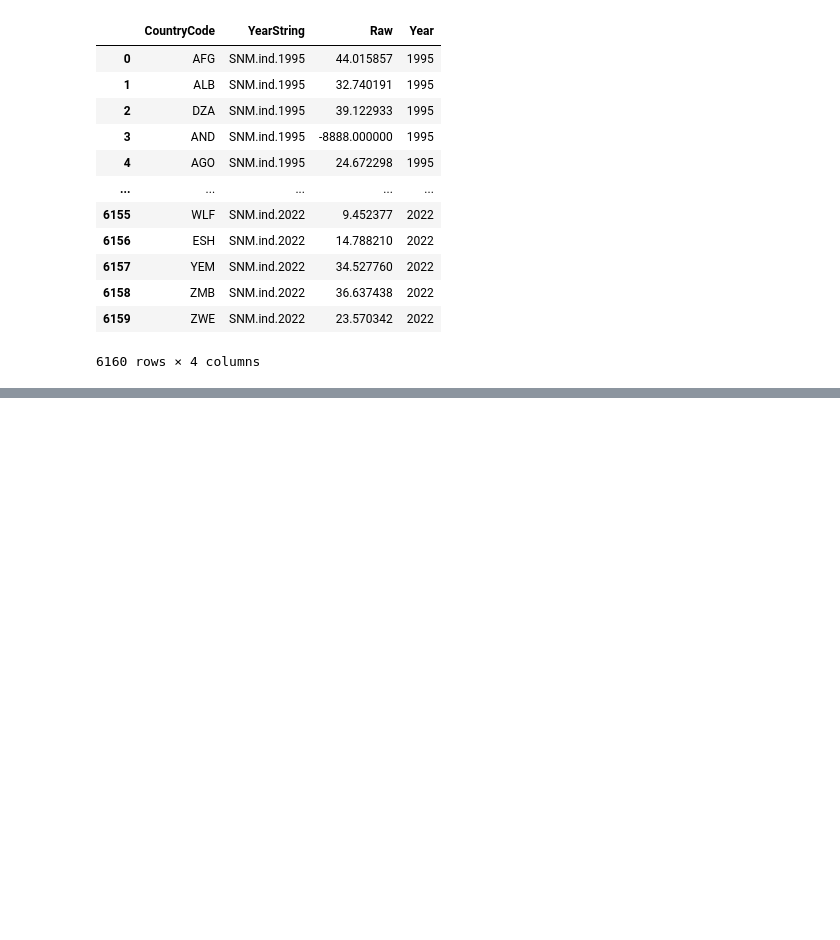
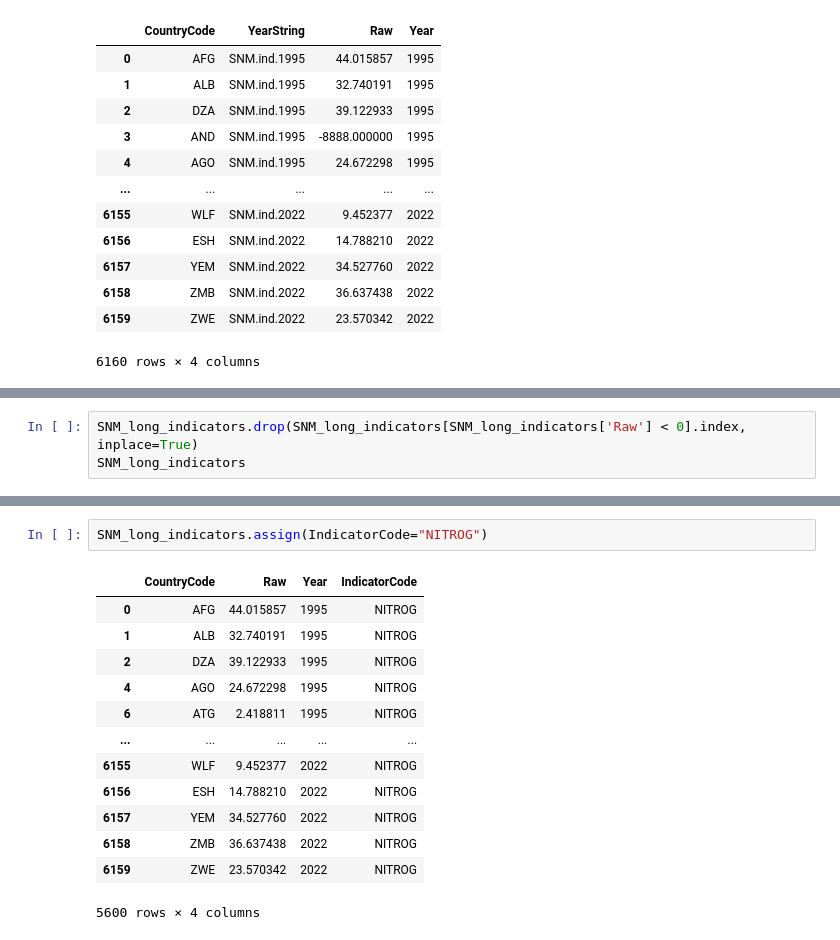
Before and after one commit to tjmisko/sspi-data-webapp, a Jupyter notebook: load_data/epi.ipynb, the cells around one changed output, grey strips where cells are left out. Cells and saved outputs as stored; diff of their text form; blank space fills up the shorter version.

```diff
--- a/load_data/epi.ipynb
+++ b/load_data/epi.ipynb
@@ -133,0 +146,3 @@ KeyError: "['YearString'] not found in axis"
+# %%
+SNM_long_indicators.drop(SNM_long_indicators[SNM_long_indicators['Raw'] < 0].index, inplace=True)
+SNM_long_indicators
@@ -133,0 +163,16 @@ KeyError: "['YearString'] not found in axis"
+# %%
+SNM_long_indicators.assign(IndicatorCode="NITROG")
+# %% [output]
+|  | CountryCode | Raw | Year | IndicatorCode |
+| 0 | AFG | 44.015857 | 1995 | NITROG |
+| 1 | ALB | 32.740191 | 1995 | NITROG |
+| 2 | DZA | 39.122933 | 1995 | NITROG |
+| 4 | AGO | 24.672298 | 1995 | NITROG |
+| 6 | ATG | 2.418811 | 1995 | NITROG |
+| ... | ... | ... | ... | ... |
+| 6155 | WLF | 9.452377 | 2022 | NITROG |
+| 6156 | ESH | 14.788210 | 2022 | NITROG |
+| 6157 | YEM | 34.527760 | 2022 | NITROG |
+| 6158 | ZMB | 36.637438 | 2022 | NITROG |
+| 6159 | ZWE | 23.570342 | 2022 | NITROG |
+5600 rows × 4 columns
```
Also changed, not shown: parts of 2 cells of this notebook.
